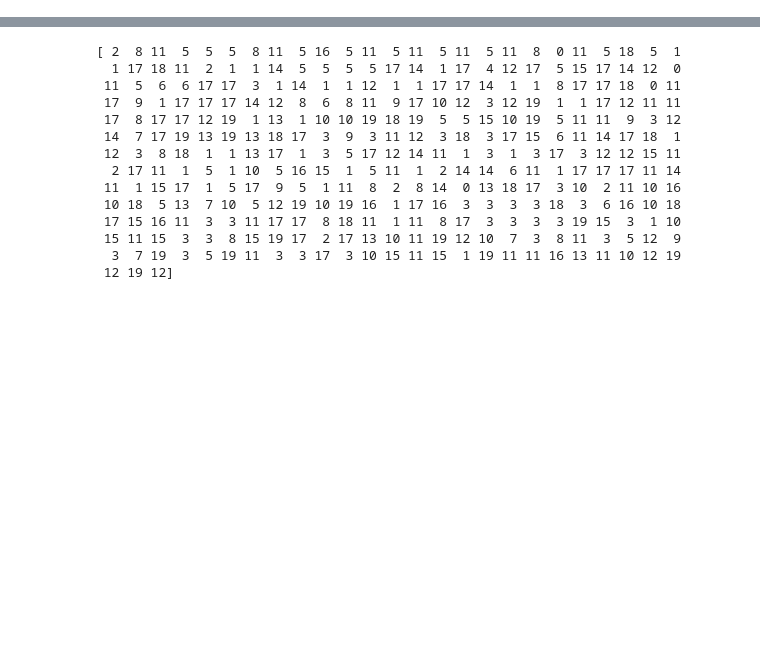
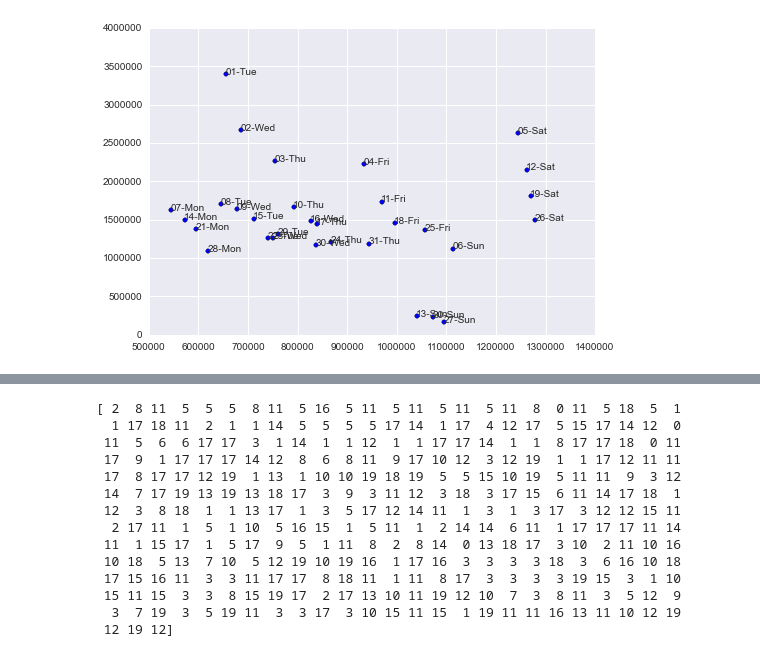
Before and after one commit to TeamUno/project, a Jupyter notebook: initial-exploration/Exploracion.ipynb, the cells around one changed output, grey strips where cells are left out. Saved outputs shown, nothing was run; the diff lists cells and outputs as text; code cells hidden in the pictures; blank space fills up the shorter version.

```diff
--- a/initial-exploration/Exploracion.ipynb
+++ b/initial-exploration/Exploracion.ipynb
@@ -72,3 +110,18 @@ pivbasic_stats.es_transportation.plot(kind="bar", stacked=True).legend(loc='cent
+# %%
+#by='zipcode'
+by='day'
+#by='weekday'
+pivbasic_stats=pd.pivot_table(basic_stats, values='amount', index=[by],columns = ['category'], aggfunc=np.sum)
+fig, ax = plt.subplots()
+x=pivbasic_stats.es_barsandrestaurants
+y=pivbasic_stats.es_fashion
+ax.scatter(x, y)
+pivbasic_stats.index
+pivbasic_stats.es_barsandrestaurants.values
+for i, txt in enumerate(pivbasic_stats.index):
+    ax.annotate(txt, (x.values[i],y.values[i]))
+# %% [output]
+[figure, added]
 # %%
 #by='zipcode'
 by='day'
```
Also changed, not shown: parts of 21 cells of this notebook.
